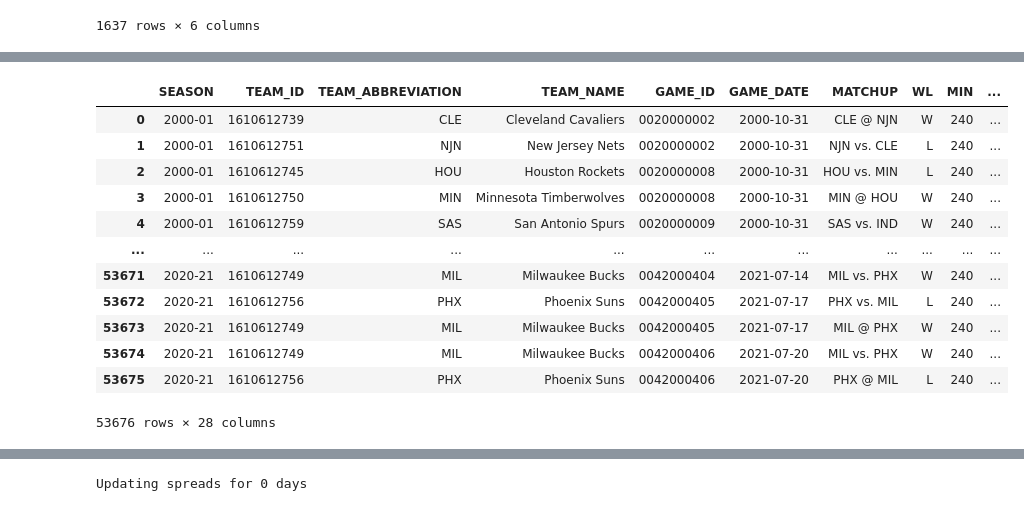
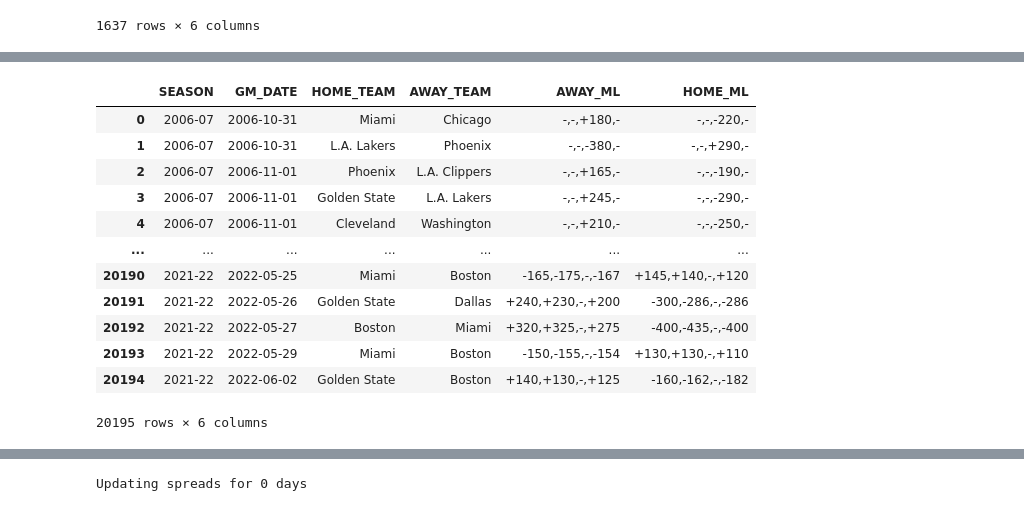
Before and after one commit to jnish23/NBA_Model_V2, a Jupyter notebook: notebooks/Scraping_Betting_Lines_Selenium.ipynb, the cells around one changed output, grey strips where cells are left out. Cells and saved outputs as stored; diff of their text form; code cells hidden in the pictures.

```diff
--- a/notebooks/Scraping_Betting_Lines_Selenium.ipynb
+++ b/notebooks/Scraping_Betting_Lines_Selenium.ipynb
@@ -485,18 +795,22 @@ Name: SEASON_ID, Length: 170, dtype: object
 # %%
 connection = sqlite3.connect("../data/nba.db")
 
-pd.read_sql("SELECT * FROM team_basic_boxscores", connection)
+df = pd.read_sql("SELECT * FROM moneylines order by GM_DATE", con=connection)
+
+connection.close()
+
+df
 # %% [output]
-|  | SEASON | TEAM_ID | TEAM_ABBREVIATION | TEAM_NAME | GAME_ID | GAME_DATE | MATCHUP | WL | MIN | ... |
-| 0 | 2000-01 | 1610612739 | CLE | Cleveland Cavaliers | 0020000002 | 2000-10-31 | CLE @ NJN | W | 240 | ... |
-| 1 | 2000-01 | 1610612751 | NJN | New Jersey Nets | 0020000002 | 2000-10-31 | NJN vs. CLE | L | 240 | ... |
-| 2 | 2000-01 | 1610612745 | HOU | Houston Rockets | 0020000008 | 2000-10-31 | HOU vs. MIN | L | 240 | ... |
-| 3 | 2000-01 | 1610612750 | MIN | Minnesota Timberwolves | 0020000008 | 2000-10-31 | MIN @ HOU | W | 240 | ... |
-| 4 | 2000-01 | 1610612759 | SAS | San Antonio Spurs | 0020000009 | 2000-10-31 | SAS vs. IND | W | 240 | ... |
-| ... | ... | ... | ... | ... | ... | ... | ... | ... | ... | ... |
-| 53671 | 2020-21 | 1610612749 | MIL | Milwaukee Bucks | 0042000404 | 2021-07-14 | MIL vs. PHX | W | 240 | ... |
-| 53672 | 2020-21 | 1610612756 | PHX | Phoenix Suns | 0042000405 | 2021-07-17 | PHX vs. MIL | L | 240 | ... |
-| 53673 | 2020-21 | 1610612749 | MIL | Milwaukee Bucks | 0042000405 | 2021-07-17 | MIL @ PHX | W | 240 | ... |
-| 53674 | 2020-21 | 1610612749 | MIL | Milwaukee Bucks | 0042000406 | 2021-07-20 | MIL vs. PHX | W | 240 | ... |
-| 53675 | 2020-21 | 1610612756 | PHX | Phoenix Suns | 0042000406 | 2021-07-20 | PHX @ MIL | L | 240 | ... |
+|  | SEASON | GM_DATE | HOME_TEAM | AWAY_TEAM | AWAY_ML | HOME_ML |
+| 0 | 2006-07 | 2006-10-31 | Miami | Chicago | -,-,+180,- | -,-,-220,- |
+| 1 | 2006-07 | 2006-10-31 | L.A. Lakers | Phoenix | -,-,-380,- | -,-,+290,- |
+| 2 | 2006-07 | 2006-11-01 | Phoenix | L.A. Clippers | -,-,+165,- | -,-,-190,- |
+| 3 | 2006-07 | 2006-11-01 | Golden State | L.A. Lakers | -,-,+245,- | -,-,-290,- |
+| 4 | 2006-07 | 2006-11-01 | Cleveland | Washington | -,-,+210,- | -,-,-250,- |
+| ... | ... | ... | ... | ... | ... | ... |
+| 20190 | 2021-22 | 2022-05-25 | Miami | Boston | -165,-175,-,-167 | +145,+140,-,+120 |
+| 20191 | 2021-22 | 2022-05-26 | Golden State | Dallas | +240,+230,-,+200 | -300,-286,-,-286 |
+| 20192 | 2021-22 | 2022-05-27 | Boston | Miami | +320,+325,-,+275 | -400,-435,-,-400 |
+| 20193 | 2021-22 | 2022-05-29 | Miami | Boston | -150,-155,-,-154 | +130,+130,-,+110 |
+| 20194 | 2021-22 | 2022-06-02 | Golden State | Boston | +140,+130,-,+125 | -160,-162,-,-182 |
-53676 rows × 28 columns
+20195 rows × 6 columns
```
Also changed, not shown: parts of 31 cells of this notebook, 2 other files.
